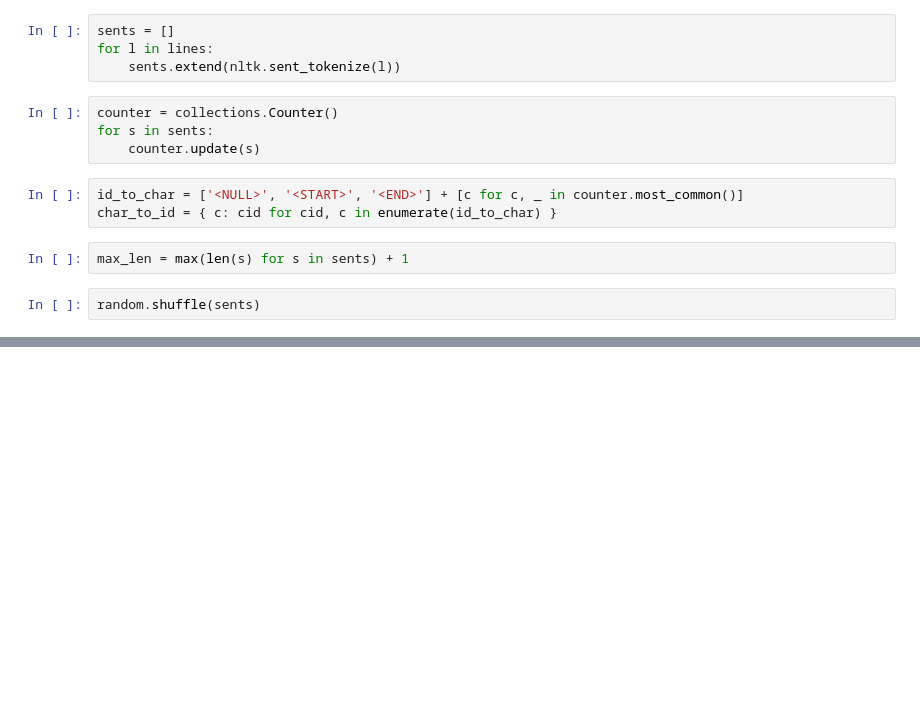
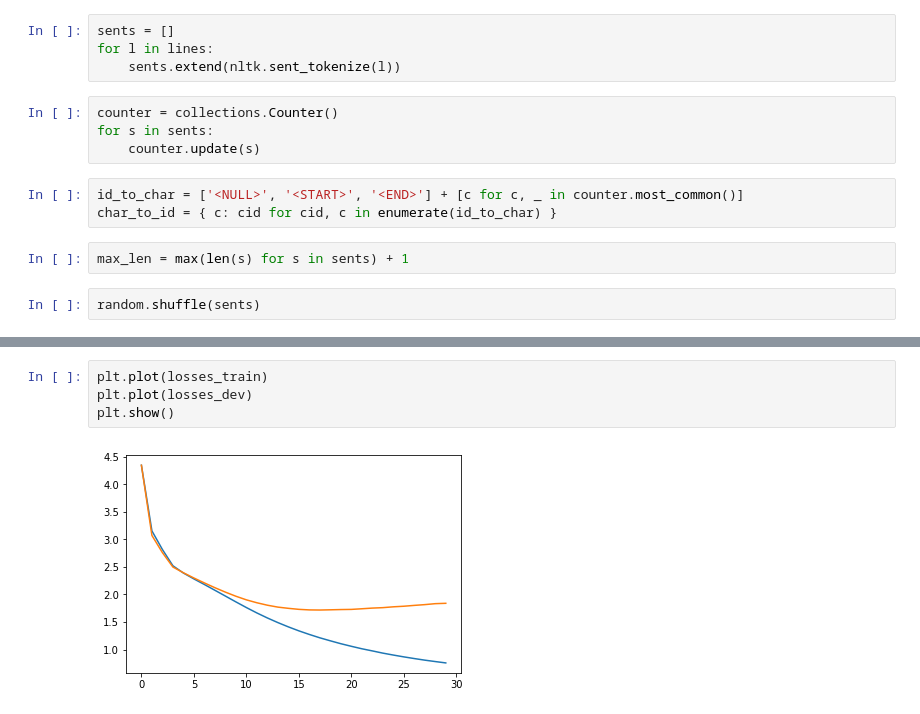
Before and after one commit to allenc256/jupyter, a Jupyter notebook: src/misc/test_rnn_1.ipynb, the cells around one changed output, grey strips where cells are left out. Saved outputs shown, nothing was run; the diff lists cells and outputs as text; blank space fills up the shorter version.

```diff
--- a/src/misc/test_rnn_1.ipynb
+++ b/src/misc/test_rnn_1.ipynb
@@ -79,0 +312,6 @@ def rnn(input_data, size):
+# %%
+plt.plot(losses_train)
+plt.plot(losses_dev)
+plt.show()
+# %% [output]
+[figure, added]
```
Also changed, not shown: parts of 23 cells of this notebook.
